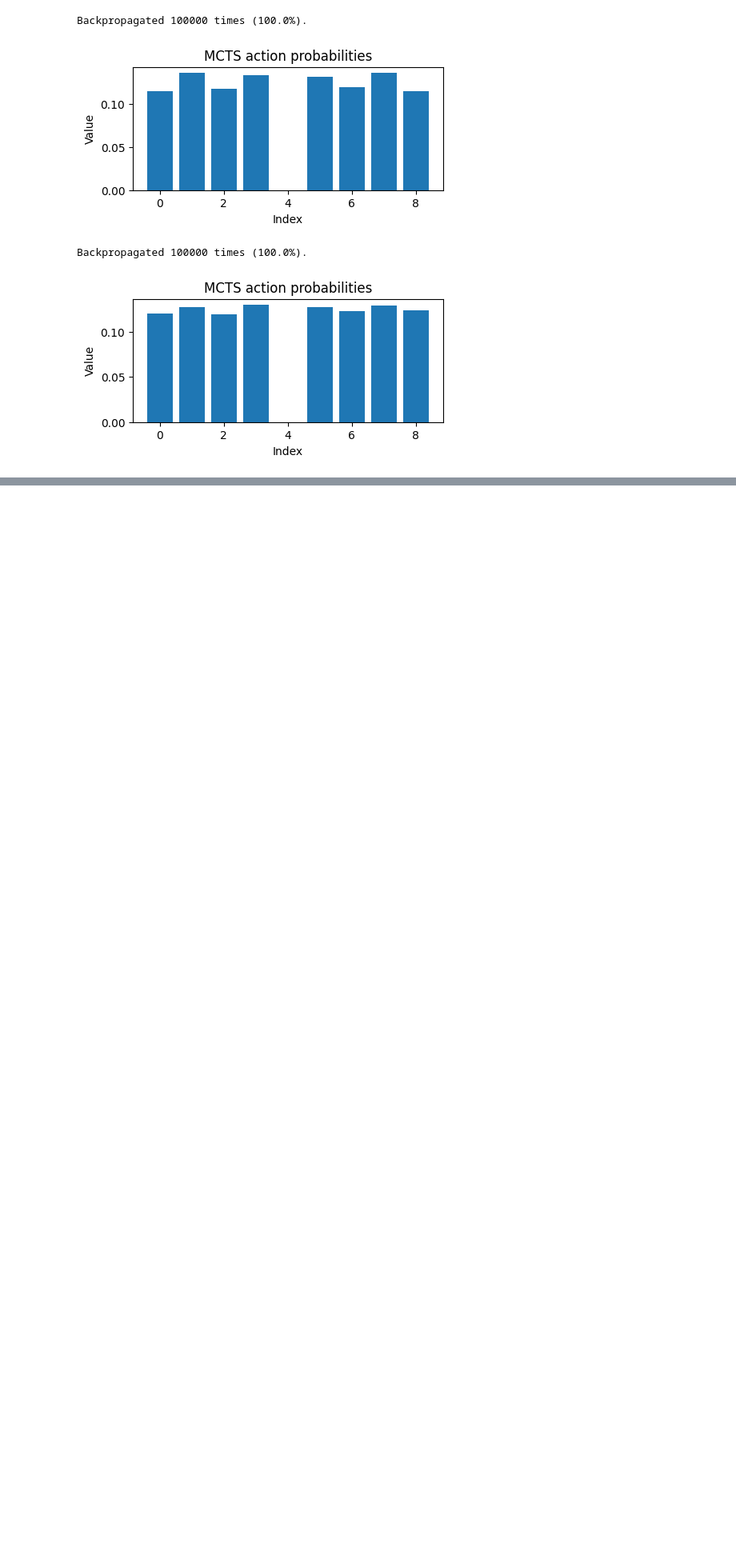
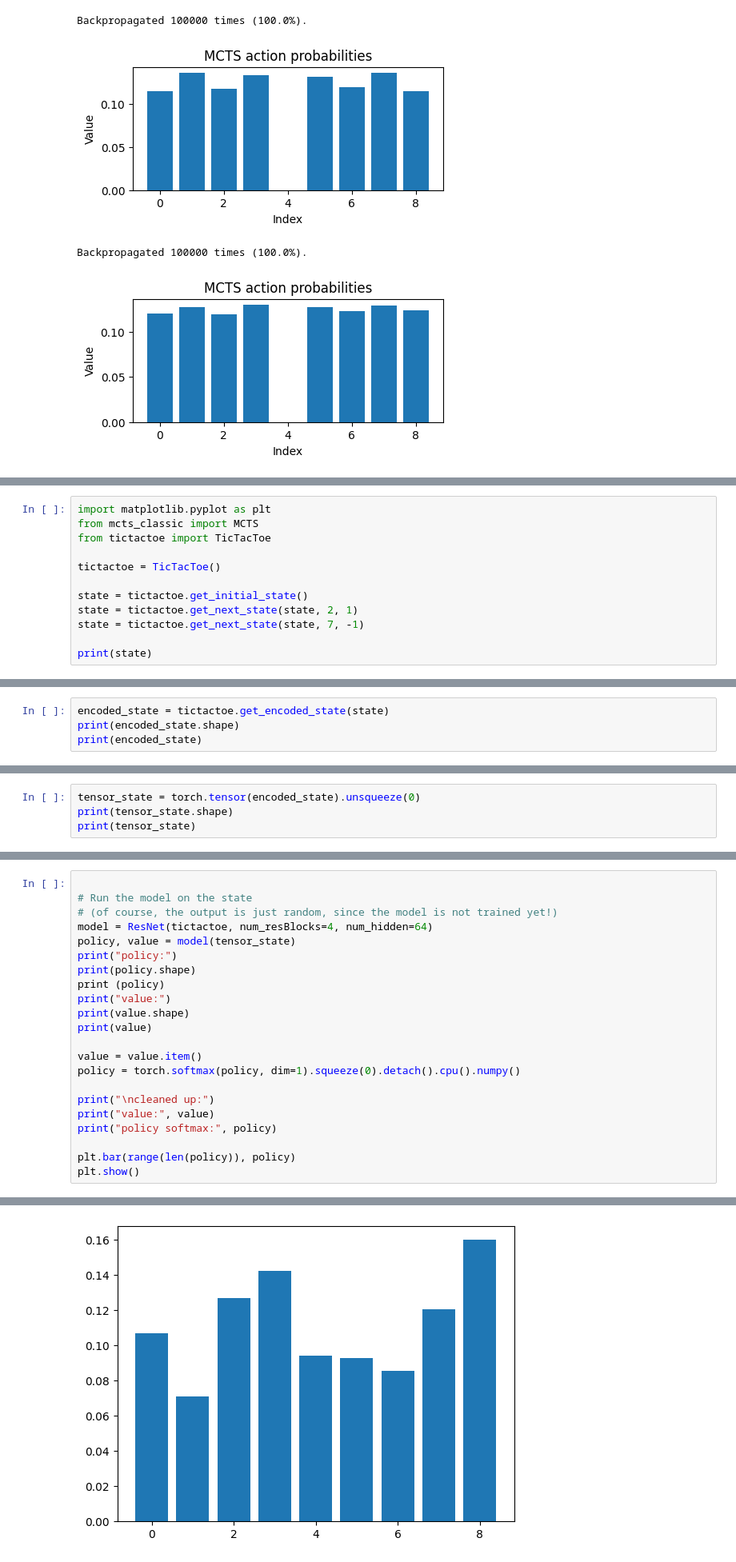
Before and after one commit to slatteryjim/AlphaZeroFromScratch, a Jupyter notebook: 1.TicTacToe.ipynb, the cells around one changed output, grey strips where cells are left out. Shown: that part at 80% size. Drawn from its saved outputs; the diff is of its cells as text; blank space fills up the shorter version.

```diff
--- a/1.TicTacToe.ipynb
+++ b/1.TicTacToe.ipynb
@@ -306,0 +257,12 @@ Backpropagated 100000 times (100.0%).
+# %%
+import matplotlib.pyplot as plt
+from mcts_classic import MCTS
+from tictactoe import TicTacToe
+
+tictactoe = TicTacToe()
+
+state = tictactoe.get_initial_state()
+state = tictactoe.get_next_state(state, 2, 1)
+state = tictactoe.get_next_state(state, 7, -1)
+
+print(state)
@@ -306,0 +273,4 @@ Backpropagated 100000 times (100.0%).
+# %%
+encoded_state = tictactoe.get_encoded_state(state)
+print(encoded_state.shape)
+print(encoded_state)
@@ -306,0 +290,4 @@ Backpropagated 100000 times (100.0%).
+# %%
+tensor_state = torch.tensor(encoded_state).unsqueeze(0)
+print(tensor_state.shape)
+print(tensor_state)
@@ -306,0 +307,23 @@ Backpropagated 100000 times (100.0%).
+# %%
+
+# Run the model on the state
+# (of course, the output is just random, since the model is not trained yet!)
+model = ResNet(tictactoe, num_resBlocks=4, num_hidden=64)
+policy, value = model(tensor_state)
+print("policy:")
+print(policy.shape)
+print (policy)
+print("value:")
+print(value.shape)
+print(value)
+
+value = value.item()
+policy = torch.softmax(policy, dim=1).squeeze(0).detach().cpu().numpy()
+
+print("\ncleaned up:")
+print("value:", value)
+print("policy softmax:", policy)
+
+plt.bar(range(len(policy)), policy)
+plt.show()
+# %% [output]
@@ -306,0 +342 @@ Backpropagated 100000 times (100.0%).
+[figure, added]
```
Also changed, not shown: parts of 12 cells of this notebook, 1 other file.
